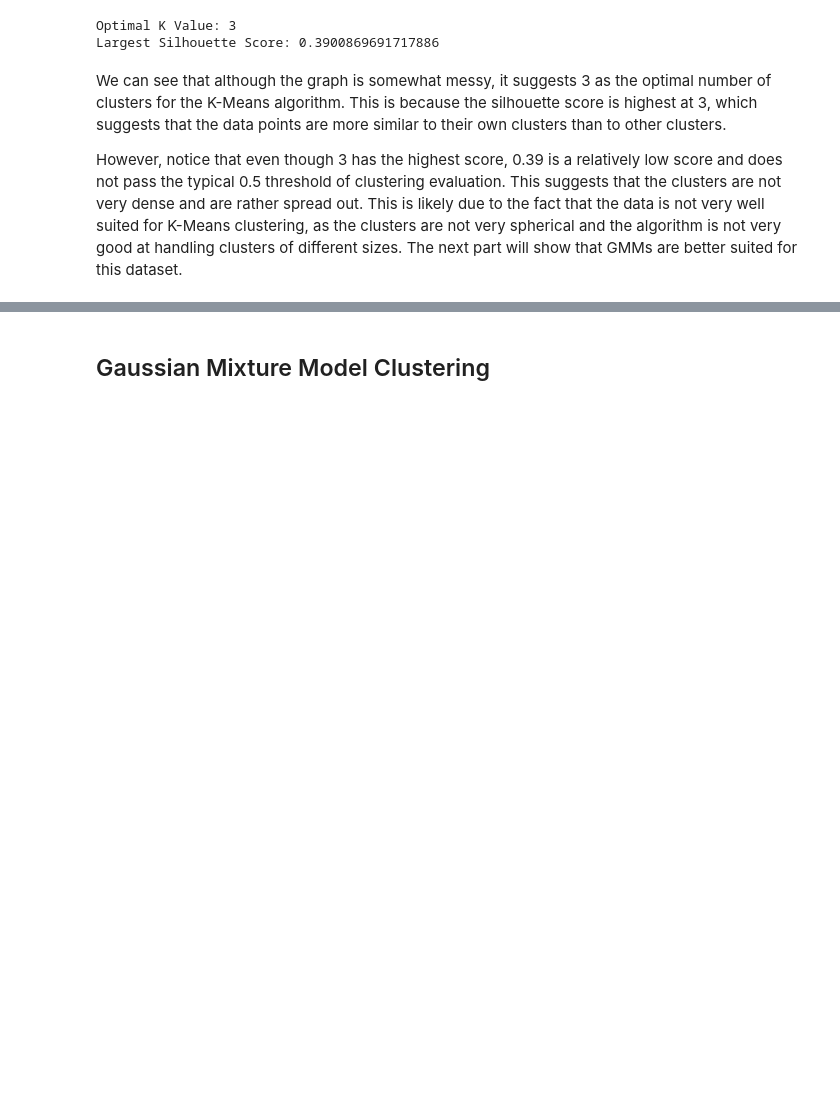
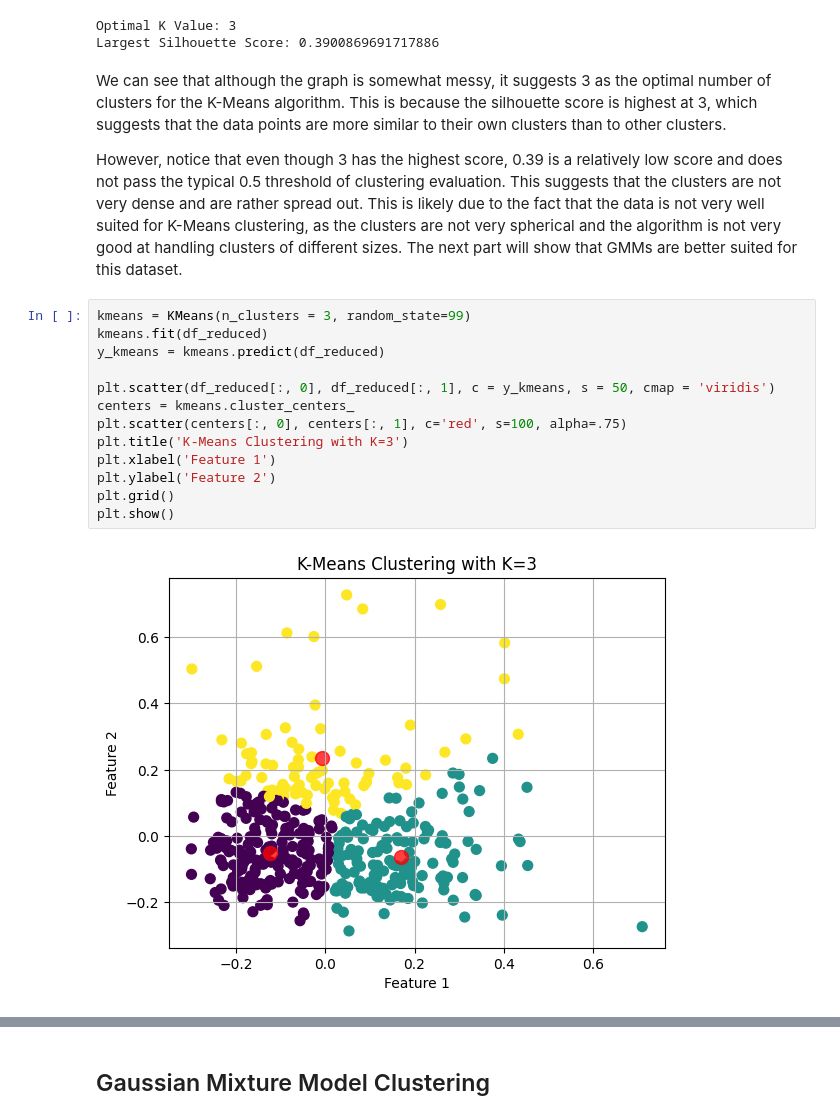
Before and after one commit to Purpup/COGS118B-Project, a Jupyter notebook: FinalProject.ipynb, the cells around one changed output, grey strips where cells are left out. Saved outputs shown, nothing was run; the diff lists cells and outputs as text; blank space fills up the shorter version.

```diff
--- a/FinalProject.ipynb
+++ b/FinalProject.ipynb
@@ -435,3 +436,18 @@ Largest Silhouette Score: 0.3900869691717886
 We can see that although the graph is somewhat messy, it suggests 3 as the optimal number of clusters for the K-Means algorithm. This is because the silhouette score is highest at 3, which suggests that the data points are more similar to their own clusters than to other clusters.
 
 However, notice that even though 3 has the highest score, 0.39 is a relatively low score and does not pass the typical 0.5 threshold of clustering evaluation. This suggests that the clusters are not very dense and are rather spread out. This is likely due to the fact that the data is not very well suited for K-Means clustering, as the clusters are not very spherical and the algorithm is not very good at handling clusters of different sizes. The next part will show that GMMs are better suited for this dataset.
+# %%
+kmeans = KMeans(n_clusters = 3, random_state=99)
+kmeans.fit(df_reduced)
+y_kmeans = kmeans.predict(df_reduced)
+
+plt.scatter(df_reduced[:, 0], df_reduced[:, 1], c = y_kmeans, s = 50, cmap = 'viridis')
+centers = kmeans.cluster_centers_
+plt.scatter(centers[:, 0], centers[:, 1], c='red', s=100, alpha=.75)
+plt.title('K-Means Clustering with K=3')
+plt.xlabel('Feature 1')
+plt.ylabel('Feature 2')
+plt.grid()
+plt.show()
+# %% [output]
+[figure, added]
```
Also changed, not shown: parts of 4 cells of this notebook.
